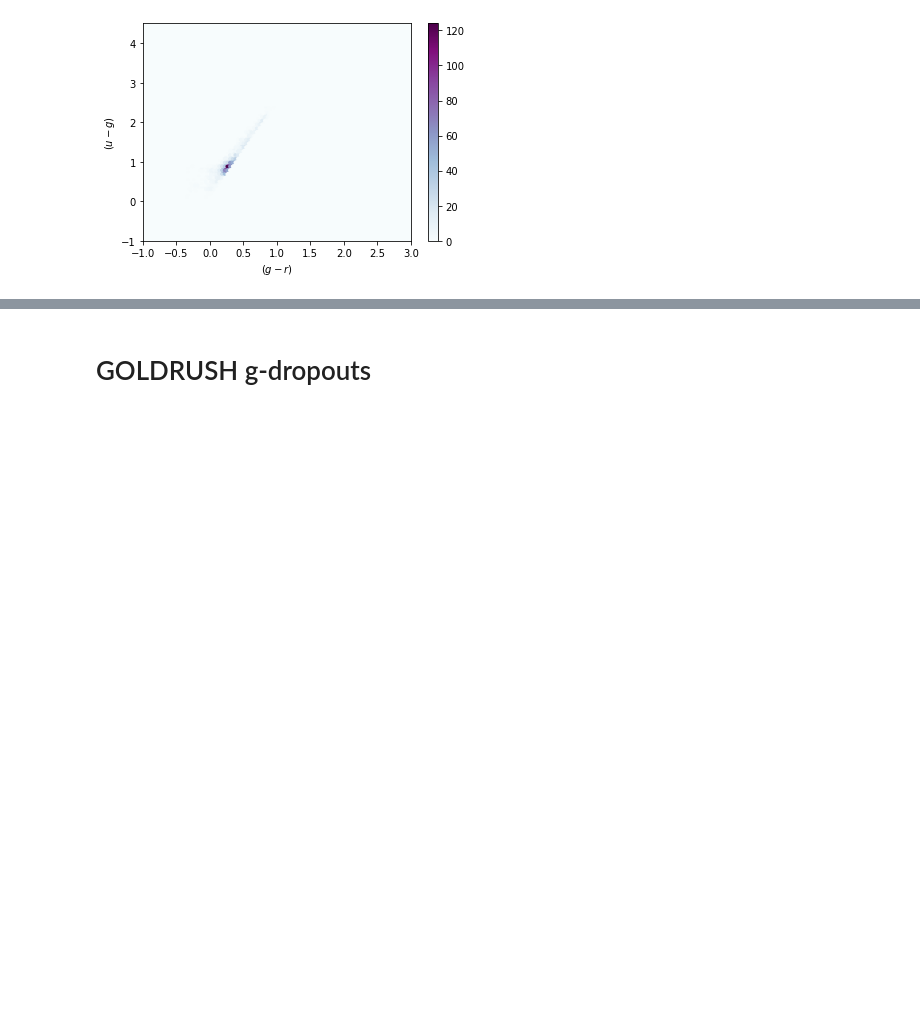
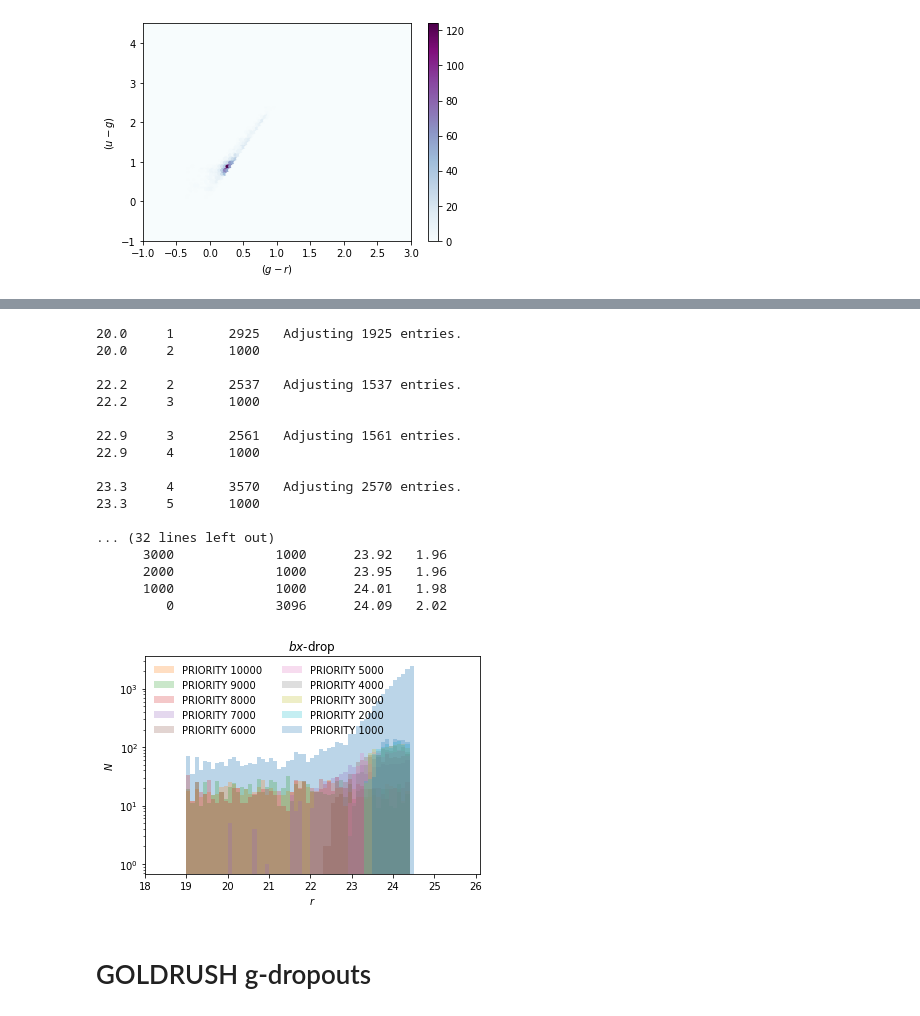
Before and after one commit to michaelJwilson/DESILBG, a Jupyter notebook: target/proposals/docs/desilbg-clauds.ipynb, the cells around one changed output, grey strips where cells are left out. Cells and saved outputs as stored; diff of their text form; code cells hidden in the pictures; blank space fills up the shorter version.

```diff
--- a/target/proposals/docs/desilbg-clauds.ipynb
+++ b/target/proposals/docs/desilbg-clauds.ipynb
@@ -601,2 +548,23 @@ Table length=13106
+# %%
+bxtiers = reduce(bx_clauds, 'r', 'bx', maglim=24.51, debug=False, write=True)
+# %% [output]
+20.0     1       2925   Adjusting 1925 entries.
+20.0     2       1000
+
+22.2     2       2537   Adjusting 1537 entries.
+22.2     3       1000
+
+22.9     3       2561   Adjusting 1561 entries.
+22.9     4       1000
+
+23.3     4       3570   Adjusting 2570 entries.
+23.3     5       1000
+
+... (32 lines left out)
+      3000             1000      23.92   1.96
+      2000             1000      23.95   1.96
+      1000             1000      24.01   1.98
+         0             3096      24.09   2.02
+[figure, added]
 # %% [markdown]
 # GOLDRUSH g-dropouts
```
Also changed, not shown: parts of 37 cells of this notebook.
